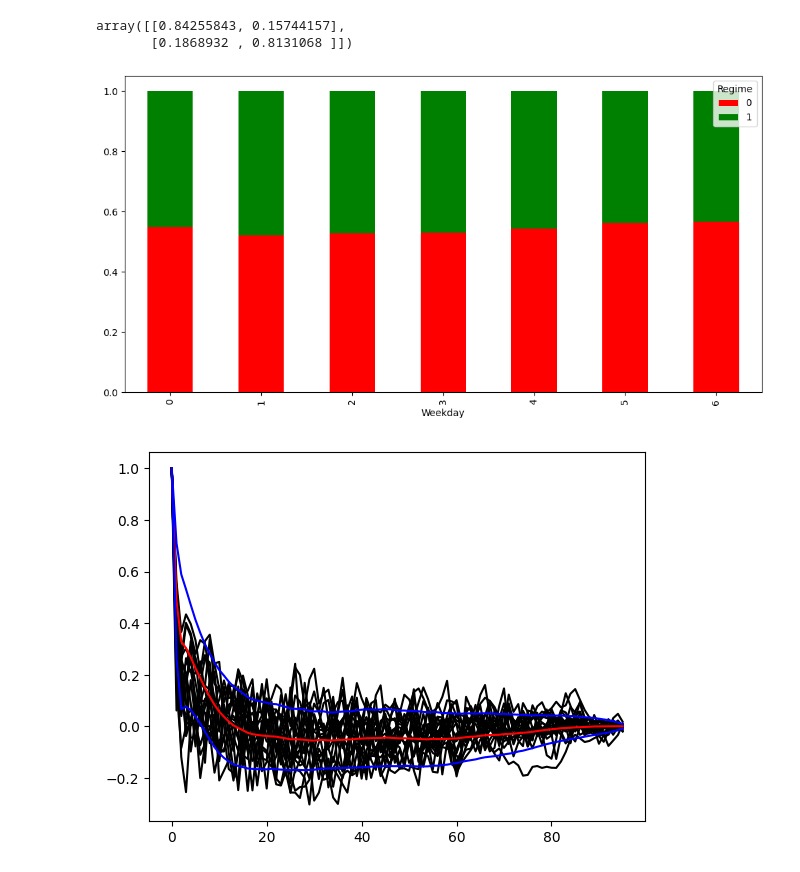
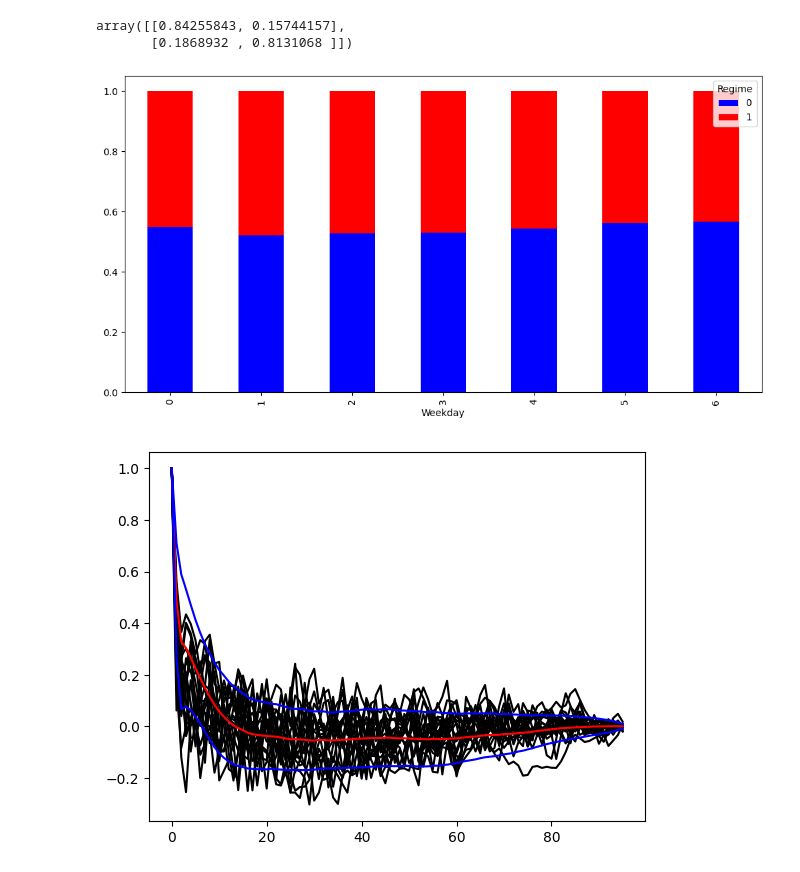
Before and after one commit to TimBerti/wind-gan, a Jupyter notebook: notebooks/wind_hmm_regimes.ipynb, the cells around one changed output. Cells and saved outputs as stored; diff of their text form; code cells hidden in the pictures.

```diff
--- a/notebooks/wind_hmm_regimes.ipynb
+++ b/notebooks/wind_hmm_regimes.ipynb
@@ -82,9 +82,10 @@ df["Regime"] = model.predict(generation)
 df['Regime'] = df['Regime'].shift(-window // 2)
 df['Regime'] = df['Regime'].ffill()
 # %%
-color_mapping = {0: 'g', 1: 'r'}
+color_mapping = {0: 'b', 1: 'r'}
 
 df['Color'] = df['Regime'].map(color_mapping)
+df.to_csv('../data/real_data.csv')
 
 plt.figure(figsize=(12, 6))
 plt.scatter(df.index, df['Scaled Value'], c=df['Color'], s=0.5)
@@ -167,9 +168,9 @@ array([[0.84255843, 0.15744157],
 # %%
 time_series_df['Weekday'] = time_series_df.index.day_of_week
 
-time_series_df.groupby('Weekday')['Regime'].value_counts(normalize=True).unstack().plot(kind='bar', stacked=True, figsize=(12, 6), color=['r', 'g']);
+time_series_df.groupby('Weekday')['Regime'].value_counts(normalize=True).unstack().plot(kind='bar', stacked=True, figsize=(12, 6), color=['b', 'r']);
 # %% [output]
-[figure, old version]
+[figure, new version]
 # %%
 time_series_df['Day of Year'] = time_series_df.index.day_of_year
 # %%
```
Also changed, not shown: parts of 3 cells of this notebook, 4 other files.
